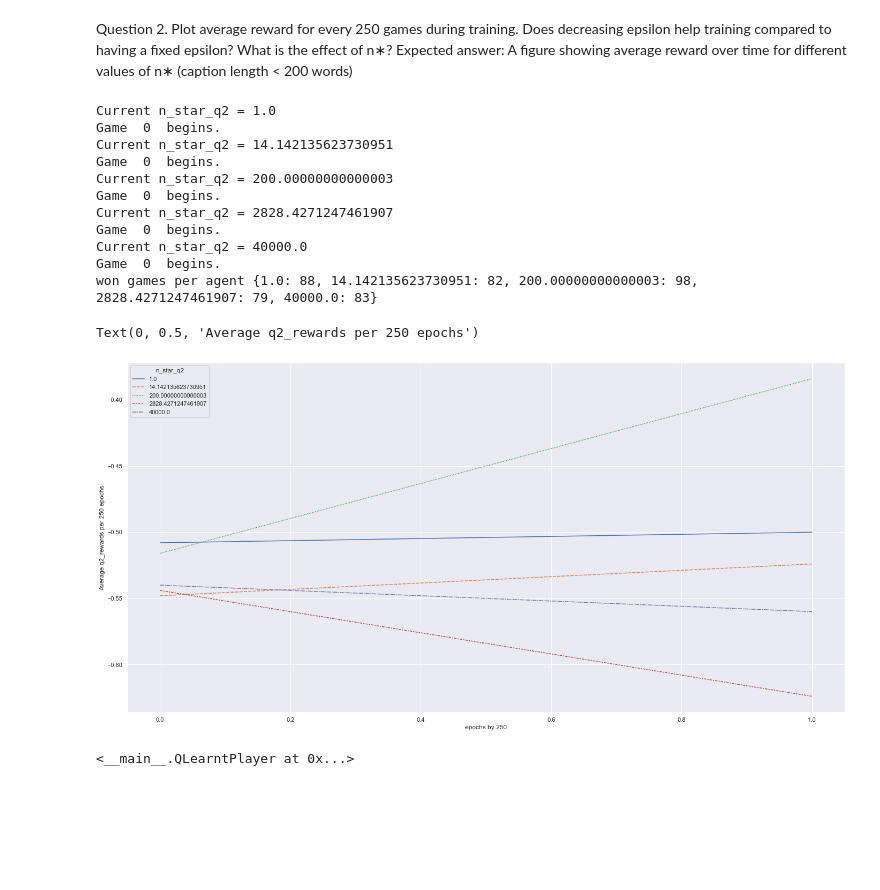
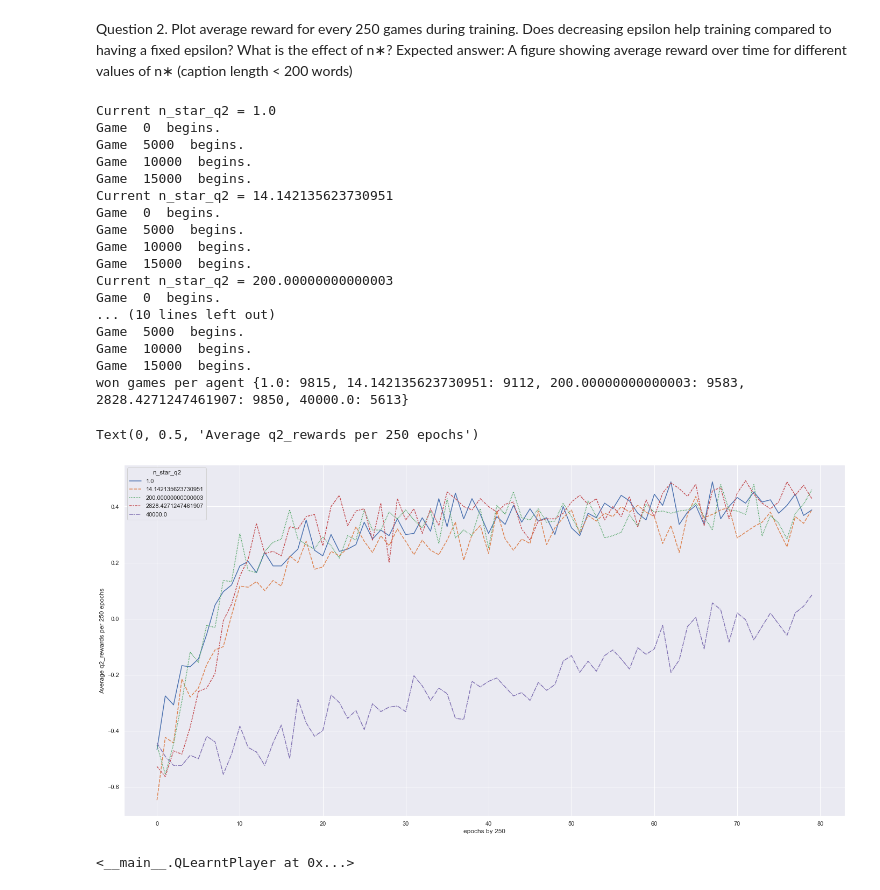
Before and after one commit to jirkalhotka/RL_TicTacToe, a Jupyter notebook: tic_tac_toe_w_res.ipynb, the cells around one changed output. Saved outputs shown, nothing was run; the diff lists cells and outputs as text; code cells hidden in the pictures; blank space fills up the shorter version.

```diff
--- a/tic_tac_toe_w_res.ipynb
+++ b/tic_tac_toe_w_res.ipynb
@@ -195,7 +195,7 @@ import matplotlib.pyplot as plt
 
 q1_epsilon = 0.1 # Chosen because they use this in Q2 so this will allow us to nicely compare
 
-q1_max_games = 500
+q1_max_games = 20_000
 q1_q_learnt_player = QLearntPlayer(env, _epsilon=q1_epsilon)
 print_Q_val_with_moves(q1_q_learnt_player._Q_values)
 q1_avgs = []
@@ -288,7 +295,7 @@ Question 2. Plot average reward for every 250 games during training. Does decrea
 compared to having a fixed epsilon? What is the effect of n∗?
 Expected answer: A figure showing average reward over time for different values of n∗ (caption length < 200 words)
 # %%
-q2_max_games = 500
+q2_max_games = 20_000
 q2_n_stars =  np.geomspace(1, 40000, num=5) # Includes 1 and 40000
 q2_epoch_size = 250
 q2_rewards = {n_star_q2: [] for n_star_q2 in q2_n_stars}
@@ -345,39 +352,45 @@ import seaborn as sns
 import pandas as pd
 # avgs = {n_star_q2: [] for n_star_q2 in q2_n_stars}
 # for x in range(0,q2_max_games, 250):
 #     lower_index = x
 #     upper_index = min(x+250, q2_max_games-1)
 #     for n_star_q2 in q2_n_stars:
 #         slice = q2_rewards[n_star_q2][lower_index:upper_index]
 #         avgs[n_star_q2].append(sum(slice)/len(slice))
 
 q2_data = pd.DataFrame(q2_avgs)
 q2_data.index.name = 'epochs by 250'
 q2_data.transpose().index.name = 'n_star_q2'
 sns.set(rc={'figure.figsize':(24,12)})
 g = sns.lineplot(data=q2_data)
 g.set_ylabel('Average q2_rewards per 250 epochs')
 
 # plt.figure(figsize=(15,15))
 # ax = plt.plot(q2_avgs)
 # plt.xticks(ticks=range(len(q2_avgs)), labels=[str(x*250 // 1000) if x*250 % 1000 == 0 else '' for x in range(len(avgs))])
 # plt.ylabel('Average reward per 250 episodes')
 # plt.xlabel('Episode (thousands)')
 # plt.show()
 # %% [output]
 Current n_star_q2 = 1.0
 Game  0  begins.
+Game  5000  begins.
+Game  10000  begins.
+Game  15000  begins.
 Current n_star_q2 = 14.142135623730951
 Game  0  begins.
+Game  5000  begins.
+Game  10000  begins.
+Game  15000  begins.
 Current n_star_q2 = 200.00000000000003
 Game  0  begins.
-Current n_star_q2 = 2828.4271247461907
-Game  0  begins.
-Current n_star_q2 = 40000.0
-Game  0  begins.
-won games per agent {1.0: 88, 14.142135623730951: 82, 200.00000000000003: 98, 2828.4271247461907: 79, 40000.0: 83}
+... (10 lines left out)
+Game  5000  begins.
+Game  10000  begins.
+Game  15000  begins.
+won games per agent {1.0: 9815, 14.142135623730951: 9112, 200.00000000000003: 9583, 2828.4271247461907: 9850, 40000.0: 5613}
 Text(0, 0.5, 'Average q2_rewards per 250 epochs')
-[figure, old version]
+[figure, new version]
 # %%
 q2_players[1.0]
 # %% [output]
```
Also changed, not shown: parts of 20 cells of this notebook, 1 other file.
